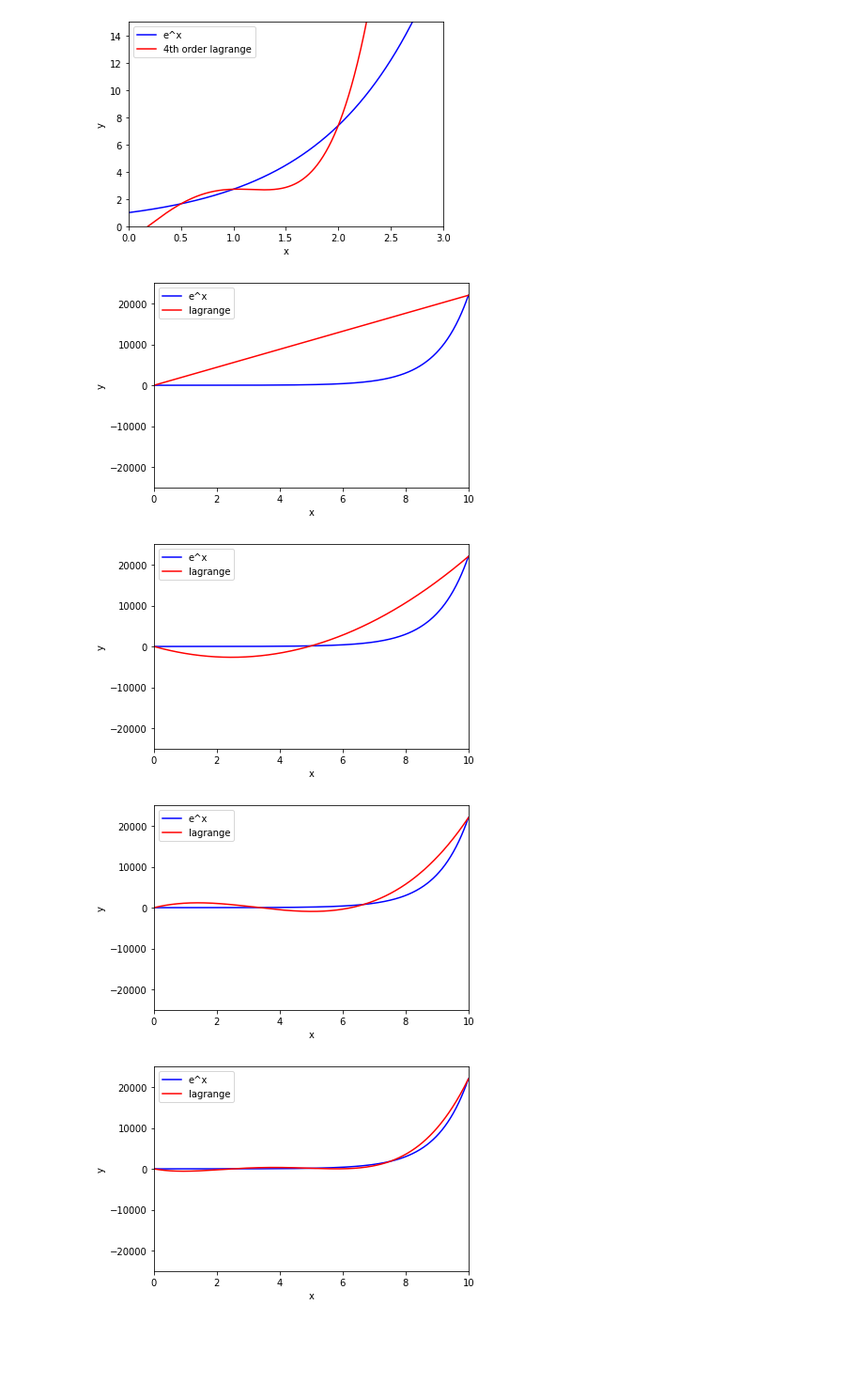
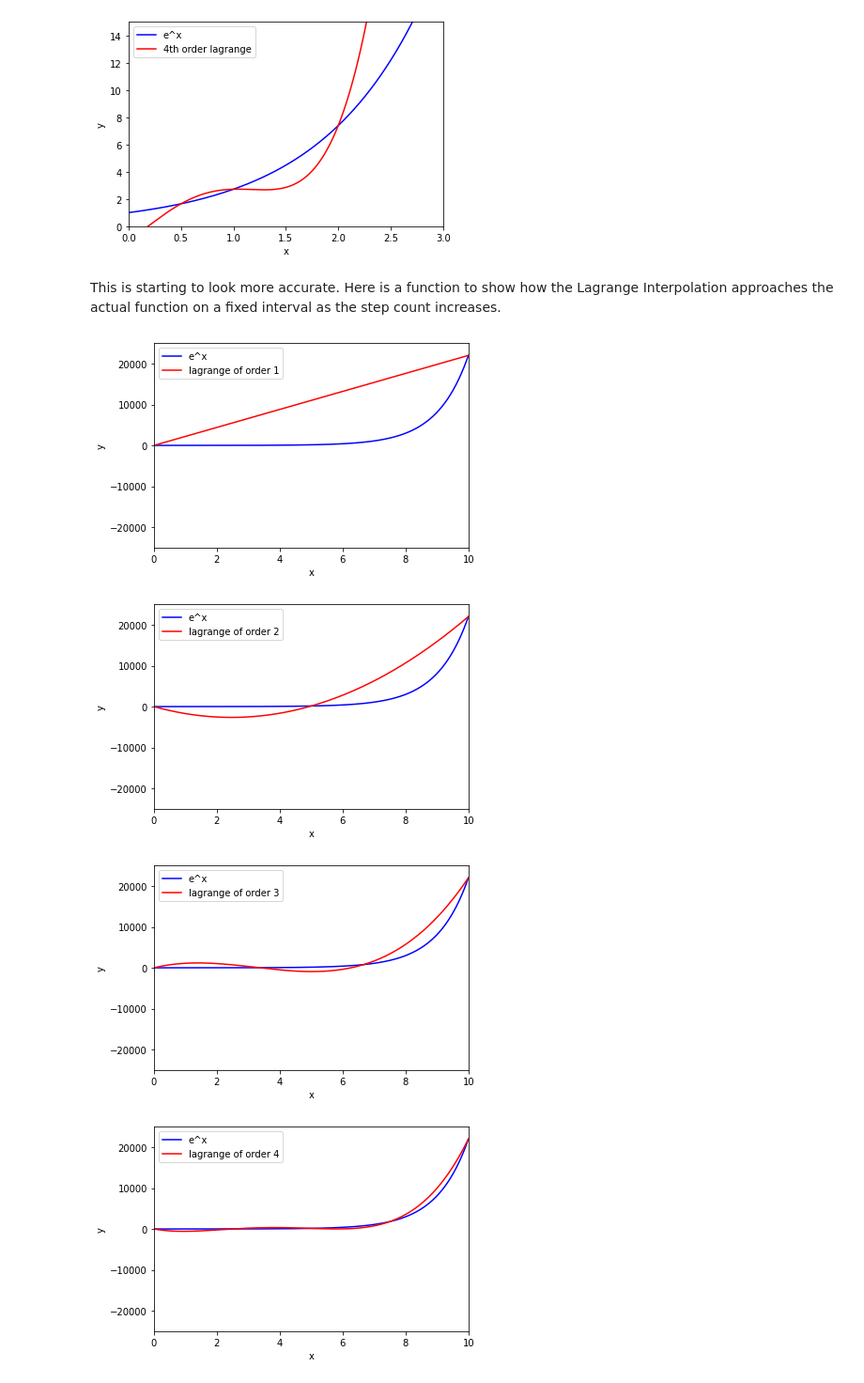
Before and after one commit to BrendenLatham/Numerical-Analysis, a Jupyter notebook: derivatives_project.ipynb, the cells around one changed output. Shown: that part at 94% size. Saved outputs shown, nothing was run; the diff lists cells and outputs as text; code cells hidden in the pictures; blank space fills up the shorter version.

```diff
--- a/derivatives_project.ipynb
+++ b/derivatives_project.ipynb
@@ -180,6 +190,8 @@ plt.ylim([0,15])
 plt.show()
 # %% [output]
 [figure]
+# %% [markdown]
+This is starting to look more accurate. Here is a function to show how the Lagrange Interpolation approaches the actual function on a fixed interval as the step count increases.
 # %%
 def coefficients_n(start,stop,count):
   t_vals = []
@@ -204,19 +216,20 @@ def nth_lagrange(coefficients,t):
 # %%
 for i in range(2,8,1) :
   x = np.linspace(0, 10, 1000)
   y=g(x)
   y_taylor = nth_lagrange(coefficients_n(0,10,i),x)
+  Label = "lagrange of order "+str(i-1)
 
   plt.plot(x, y, label='e^x',color='blue')
-  plt.plot(x, y_taylor, label='lagrange',color='red')
+  plt.plot(x, y_taylor, label=Label,color='red')
   plt.legend()
   plt.xlabel('x')
   plt.ylabel('y')
   plt.xlim([0,10])
   plt.ylim([-25000,25000])
   plt.show()
 # %% [output]
-[figure, old version]
+[figure, new version]
-[figure, old version]
+[figure, new version]
-[figure, old version]
+[figure, new version]
-[figure, old version]
+[figure, new version]
```
Also changed, not shown: parts of 29 cells of this notebook.
